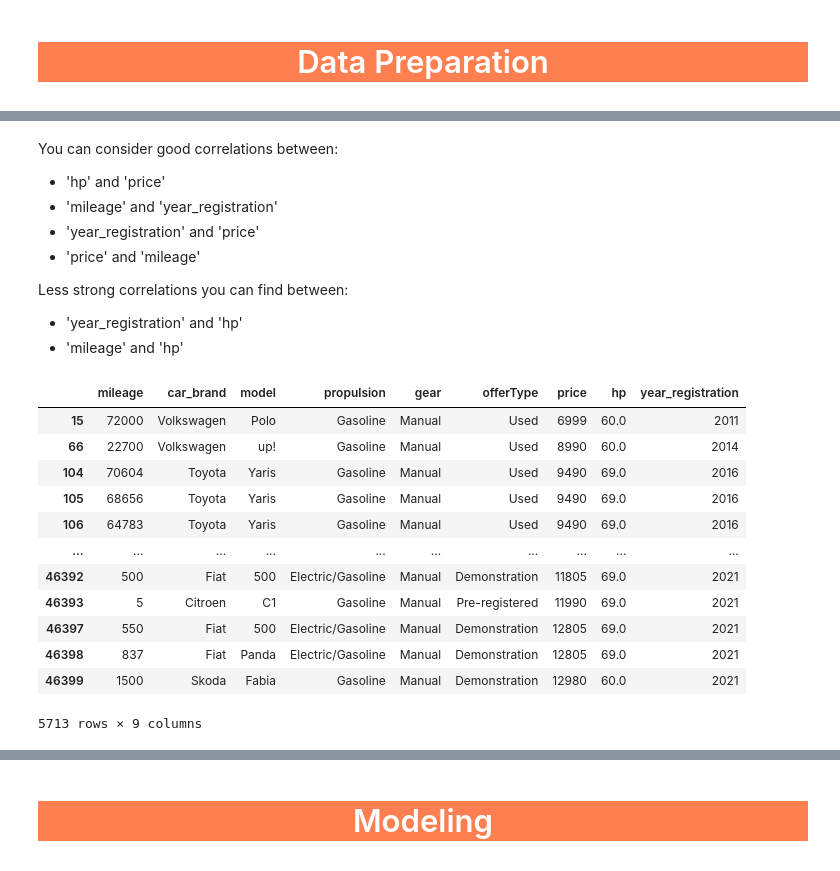
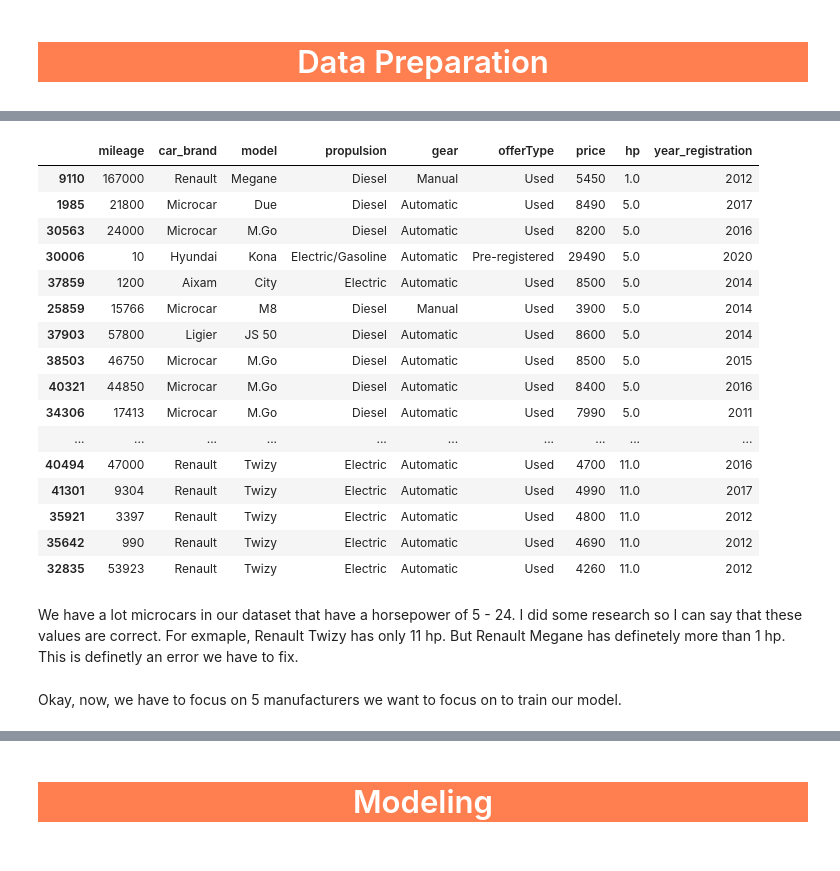
Before and after one commit to MaMut1991/AutoScout360, a Jupyter notebook: Project.ipynb, the cells around one changed output, grey strips where cells are left out. Saved outputs shown, nothing was run; the diff lists cells and outputs as text; code cells hidden in the pictures.

Commit message:
Find and train model

```diff
--- a/Project.ipynb
+++ b/Project.ipynb
@@ -158,27 +200,23 @@ sns.heatmap(data=data[numerical_features].corr(),annot=True, cmap='Greens')
-# %% [markdown]
-You can consider good correlations between:
-- 'hp' and 'price'
-- 'mileage' and 'year_registration'
-- 'year_registration' and 'price'
-- 'price' and 'mileage'
-
-Less strong correlations you can find between:
-- 'year_registration' and 'hp'
-- 'mileage' and 'hp'
-# %%
-# Eliminate outliers in hp, price etc. -> not finished! Why there are a lot of low hps???
-data[data['hp']<70]
-# %% [output]
-|  | mileage | car_brand | model | propulsion | gear | offerType | price | hp | year_registration |
-| 15 | 72000 | Volkswagen | Polo | Gasoline | Manual | Used | 6999 | 60.0 | 2011 |
-| 66 | 22700 | Volkswagen | up! | Gasoline | Manual | Used | 8990 | 60.0 | 2014 |
-| 104 | 70604 | Toyota | Yaris | Gasoline | Manual | Used | 9490 | 69.0 | 2016 |
-| 105 | 68656 | Toyota | Yaris | Gasoline | Manual | Used | 9490 | 69.0 | 2016 |
-| 106 | 64783 | Toyota | Yaris | Gasoline | Manual | Used | 9490 | 69.0 | 2016 |
-| ... | ... | ... | ... | ... | ... | ... | ... | ... | ... |
-| 46392 | 500 | Fiat | 500 | Electric/Gasoline | Manual | Demonstration | 11805 | 69.0 | 2021 |
-| 46393 | 5 | Citroen | C1 | Gasoline | Manual | Pre-registered | 11990 | 69.0 | 2021 |
-| 46397 | 550 | Fiat | 500 | Electric/Gasoline | Manual | Demonstration | 12805 | 69.0 | 2021 |
-| 46398 | 837 | Fiat | Panda | Electric/Gasoline | Manual | Demonstration | 12805 | 69.0 | 2021 |
-| 46399 | 1500 | Skoda | Fabia | Gasoline | Manual | Demonstration | 12980 | 60.0 | 2021 |
-5713 rows × 9 columns
+# %%
+# Look for outliers in hp -> Renault Megane with 1 hp!
+data[data['hp']<50].sort_values(by='hp').head(30)
+# %% [output]
+|  | mileage | car_brand | model | propulsion | gear | offerType | price | hp | year_registration |
+| 9110 | 167000 | Renault | Megane | Diesel | Manual | Used | 5450 | 1.0 | 2012 |
+| 1985 | 21800 | Microcar | Due | Diesel | Automatic | Used | 8490 | 5.0 | 2017 |
+| 30563 | 24000 | Microcar | M.Go | Diesel | Automatic | Used | 8200 | 5.0 | 2016 |
+| 30006 | 10 | Hyundai | Kona | Electric/Gasoline | Automatic | Pre-registered | 29490 | 5.0 | 2020 |
+| 37859 | 1200 | Aixam | City | Electric | Automatic | Used | 8500 | 5.0 | 2014 |
+| 25859 | 15766 | Microcar | M8 | Diesel | Manual | Used | 3900 | 5.0 | 2014 |
+| 37903 | 57800 | Ligier | JS 50 | Diesel | Automatic | Used | 8600 | 5.0 | 2014 |
+| 38503 | 46750 | Microcar | M.Go | Diesel | Automatic | Used | 8500 | 5.0 | 2015 |
+| 40321 | 44850 | Microcar | M.Go | Diesel | Automatic | Used | 8400 | 5.0 | 2016 |
+| 34306 | 17413 | Microcar | M.Go | Diesel | Automatic | Used | 7990 | 5.0 | 2011 |
+| ... | ... | ... | ... | ... | ... | ... | ... | ... | ... |
+| 40494 | 47000 | Renault | Twizy | Electric | Automatic | Used | 4700 | 11.0 | 2016 |
+| 41301 | 9304 | Renault | Twizy | Electric | Automatic | Used | 4990 | 11.0 | 2017 |
+| 35921 | 3397 | Renault | Twizy | Electric | Automatic | Used | 4800 | 11.0 | 2012 |
+| 35642 | 990 | Renault | Twizy | Electric | Automatic | Used | 4690 | 11.0 | 2012 |
+| 32835 | 53923 | Renault | Twizy | Electric | Automatic | Used | 4260 | 11.0 | 2012 |
+# %% [markdown]
+We have a lot microcars in our dataset that have a horsepower of 5 - 24. I did some research so I can say that these values are correct. For exmaple, Renault Twizy has only 11 hp. But Renault Megane has definetely more than 1 hp. This is definetly an error we have to fix.
@@ -190,0 +233,2 @@ data[data['hp']<70]
+# %% [markdown]
+Okay, now, we have to focus on 5 manufacturers we want to focus on to train our model.
```
Also changed, not shown: parts of 42 cells of this notebook.
